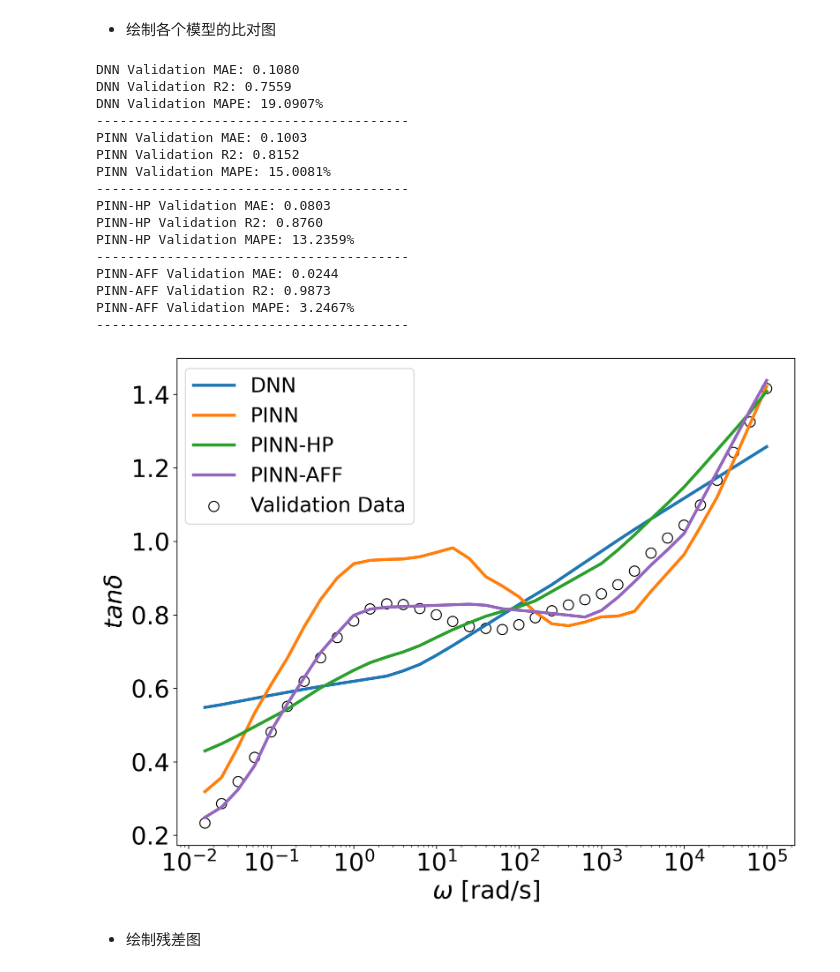
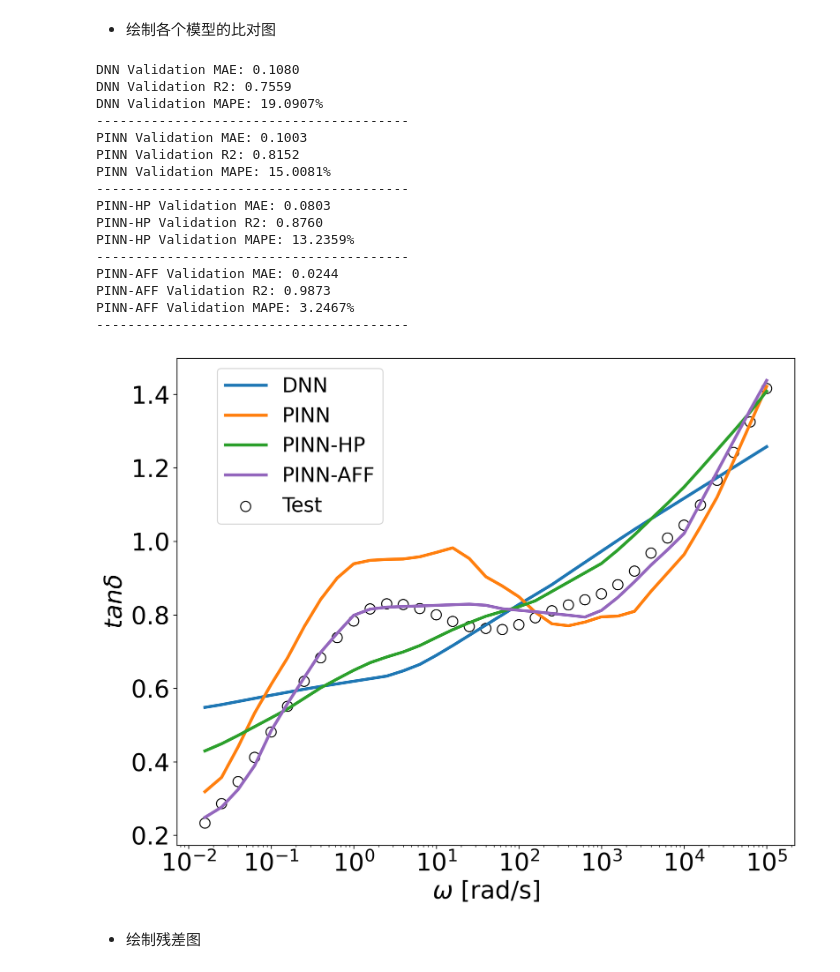
Before and after one commit to xiaolihuamao/Constitutive_Equation, a Jupyter notebook: MFNN/singlefluid/MFNN_com_PFGs.ipynb, the cells around one changed output. Cells and saved outputs as stored; diff of their text form; code cells hidden in the pictures.

```diff
--- a/MFNN/singlefluid/MFNN_com_PFGs.ipynb
+++ b/MFNN/singlefluid/MFNN_com_PFGs.ipynb
@@ -513,36 +499,36 @@ for model, name, color in zip([model_dnn, model_pinn, model_hadamard, model_AFF]
     print(f"{name} Validation MAPE: {mape_valid:.4f}%")
     print("-" * 40)
 
 # 绘制验证集的真实值（空心圆）
 y1_valid_denorm = y_scaler.inverse_transform(y_data_valid.cpu().numpy())
-ax.scatter(10**X_valid[:, 0], y1_valid_denorm, color='black', marker='o', facecolors='none', s=100, label='Validation Data')  # 设置点图大小
+ax.scatter(10**X_valid[:, 0], y1_valid_denorm, color='black', marker='o', facecolors='none', s=100, label='Test')  # 设置点图大小
 
 # 设置图表属性
 ax.set_xscale('log')
 ax.set_ylabel('$tan\delta$', fontsize=24)  # 设置纵坐标名称字体大小
 ax.set_xlabel('$\omega$ $\mathrm{[rad/s]}$', fontsize=24)  # 设置横坐标名称字体大小
 ax.tick_params(axis='both', which='major', labelsize=24)  # 设置横纵坐标刻度字体大小
-ax.legend(loc='upper right', bbox_to_anchor=(0.4, 1), fontsize=20)  # 设置图例位置和大小
+ax.legend(loc='upper right', bbox_to_anchor=(0.35, 1), fontsize=20)  # 设置图例位置和大小
 plt.tight_layout()
 plt.show()
 # %% [output]
 DNN Validation MAE: 0.1080
 DNN Validation R2: 0.7559
 DNN Validation MAPE: 19.0907%
 ----------------------------------------
 PINN Validation MAE: 0.1003
 PINN Validation R2: 0.8152
 PINN Validation MAPE: 15.0081%
 ----------------------------------------
 PINN-HP Validation MAE: 0.0803
 PINN-HP Validation R2: 0.8760
 PINN-HP Validation MAPE: 13.2359%
 ----------------------------------------
 PINN-AFF Validation MAE: 0.0244
 PINN-AFF Validation R2: 0.9873
 PINN-AFF Validation MAPE: 3.2467%
 ----------------------------------------
-[figure, old version]
+[figure, new version]
 # %% [markdown]
 - 绘制残差图
 # %%
```
Also changed, not shown: parts of 3 cells of this notebook, 1 other file.
